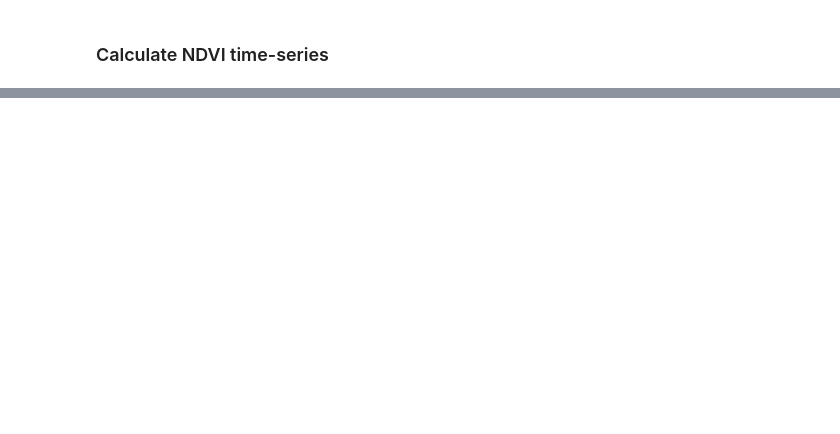
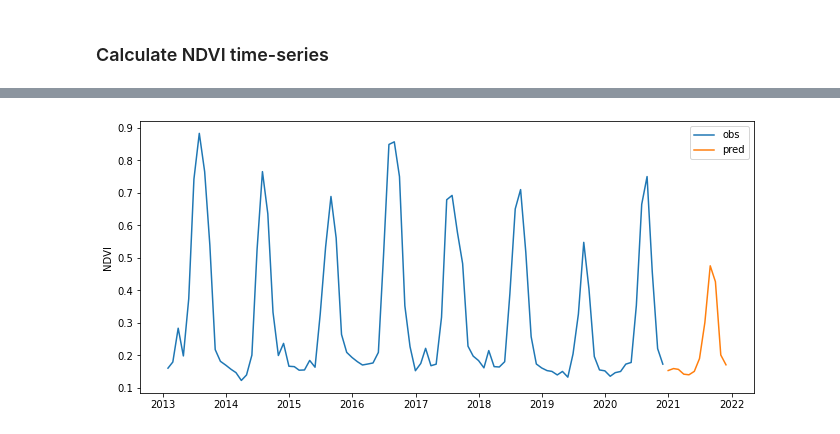
Before and after one commit to cbur24/vegetation_forecasts, a Jupyter notebook: ml-forecast_1D.ipynb, the cells around one changed output, grey strips where cells are left out. Saved outputs shown, nothing was run; the diff lists cells and outputs as text; code cells hidden in the pictures; blank space fills up the shorter version.

```diff
--- a/ml-forecast_1D.ipynb
+++ b/ml-forecast_1D.ipynb
@@ -186,0 +245,4 @@ ndvi.head()
+# %%
+fcst = DistributedForecast(model, ts)
+# %%
+fcst.fit(lazy_ndvi)
@@ -186,0 +258,3 @@ ndvi.head()
+# %%
+preds = fcst.predict(12).compute()
+preds.head()
@@ -186,0 +269,8 @@ ndvi.head()
+# %%
+plt.figure(figsize=(11,5))
+plt.plot(ndvi['ds'], ndvi['y'], label='obs')
+plt.plot(preds['ds'],preds['y_pred'], label='pred')
+plt.ylabel('NDVI')
+plt.legend();
+# %% [output]
+[figure, added]
```
Also changed, not shown: parts of 49 cells of this notebook.
